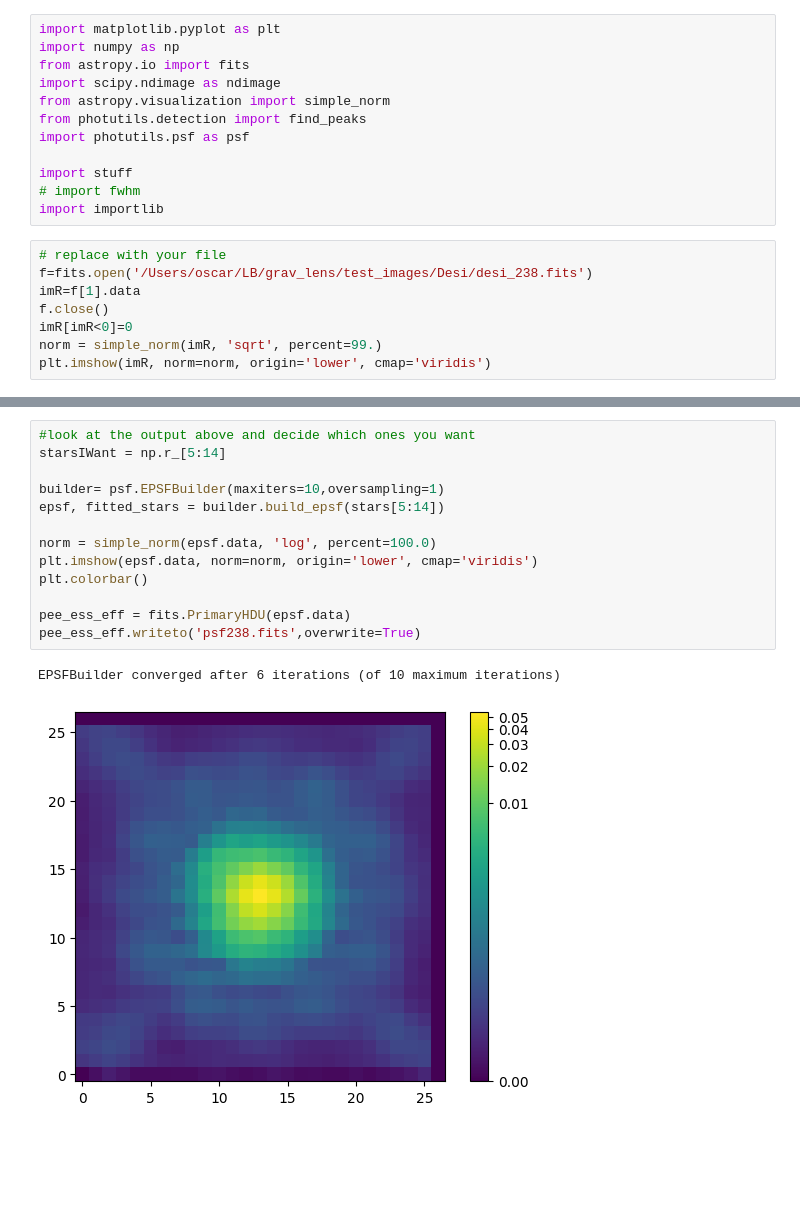
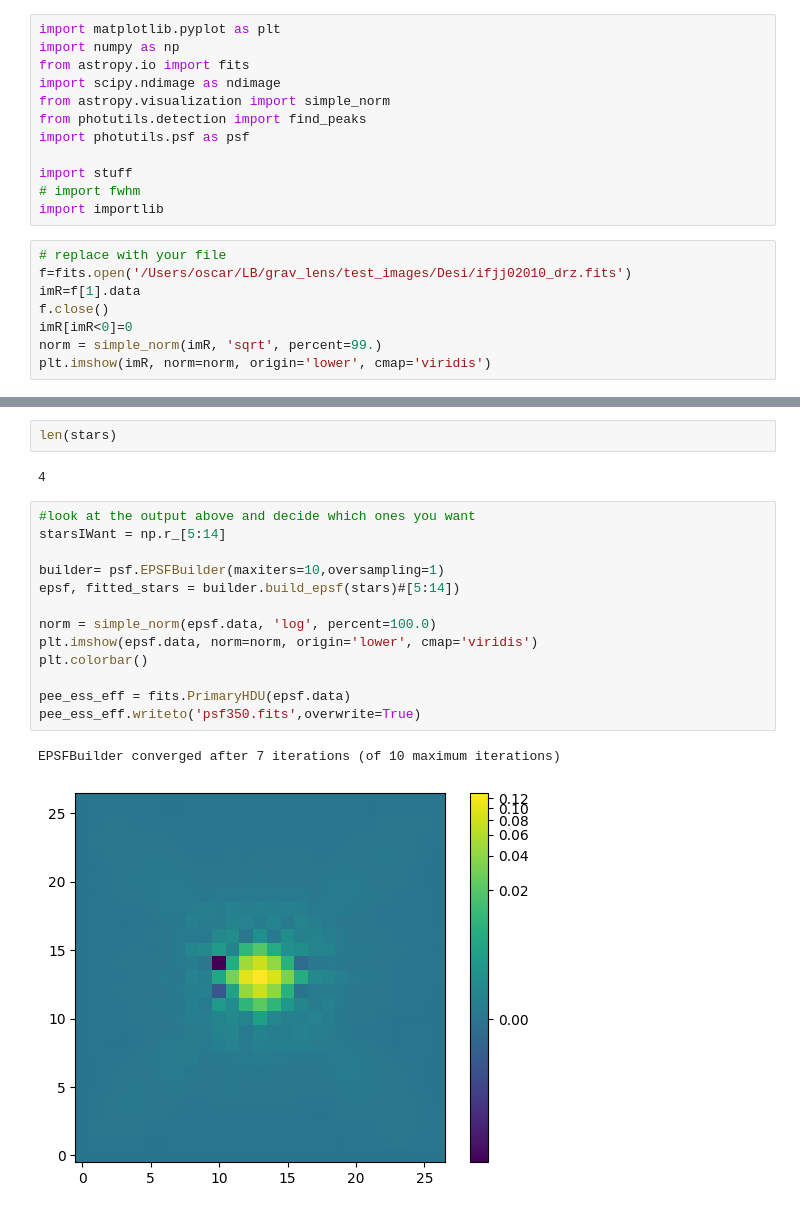
Before and after one commit to oscar-s-p/grav_lens, a Jupyter notebook: Notebooks/lib/psf.ipynb, the cells around one changed output, grey strips where cells are left out. Drawn from its saved outputs; the diff is of its cells as text; blank space fills up the shorter version.

```diff
--- a/Notebooks/lib/psf.ipynb
+++ b/Notebooks/lib/psf.ipynb
@@ -12,7 +12,7 @@ import stuff
 import importlib
 # %%
 # replace with your file
-f=fits.open('/Users/oscar/LB/grav_lens/test_images/Desi/desi_238.fits')
+f=fits.open('/Users/oscar/LB/grav_lens/test_images/Desi/ifjj02010_drz.fits')
 imR=f[1].data
 f.close()
 imR[imR<0]=0
@@ -53,16 +53,20 @@ WARNING: Input data contains invalid values (NaNs or infs), which were automatic
+# %%
+len(stars)
+# %% [output]
+4
 # %%
 #look at the output above and decide which ones you want
 starsIWant = np.r_[5:14]
 
 builder= psf.EPSFBuilder(maxiters=10,oversampling=1)
-epsf, fitted_stars = builder.build_epsf(stars[5:14])
+epsf, fitted_stars = builder.build_epsf(stars)#[5:14])
 
 norm = simple_norm(epsf.data, 'log', percent=100.0)
 plt.imshow(epsf.data, norm=norm, origin='lower', cmap='viridis')
 plt.colorbar()
 
 pee_ess_eff = fits.PrimaryHDU(epsf.data)
-pee_ess_eff.writeto('psf238.fits',overwrite=True)
+pee_ess_eff.writeto('psf350.fits',overwrite=True)
 # %% [output]
-EPSFBuilder converged after 6 iterations (of 10 maximum iterations)
+EPSFBuilder converged after 7 iterations (of 10 maximum iterations)
-[figure, old version]
+[figure, new version]
```
Also changed, not shown: parts of 3 cells of this notebook, 6 other files.
